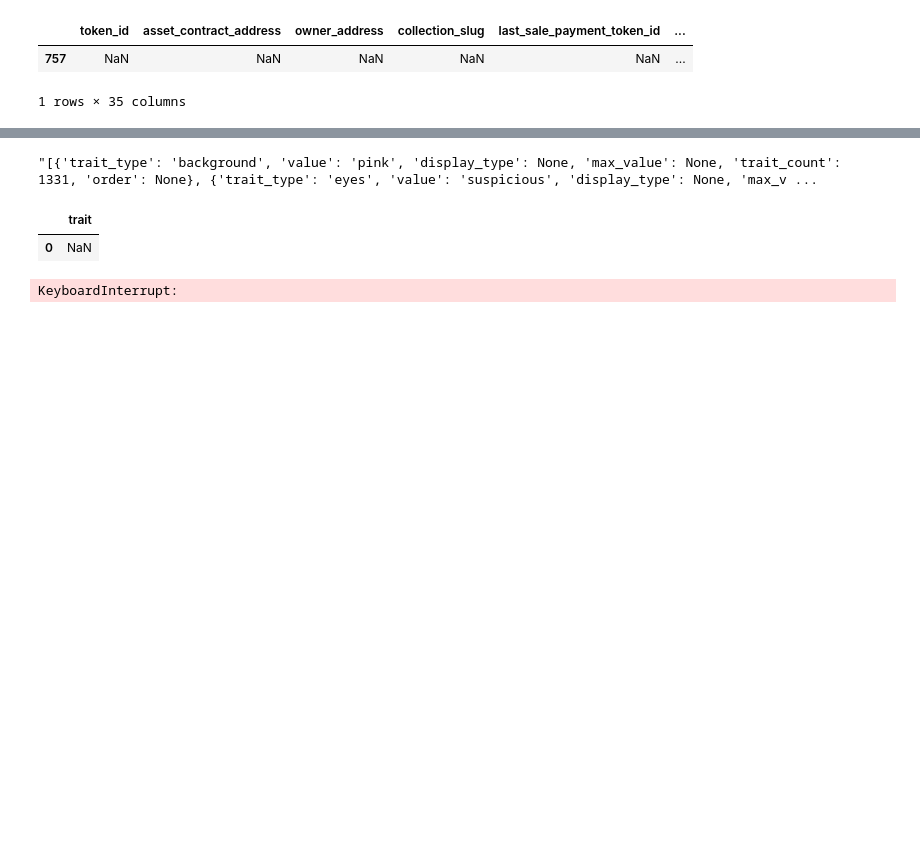
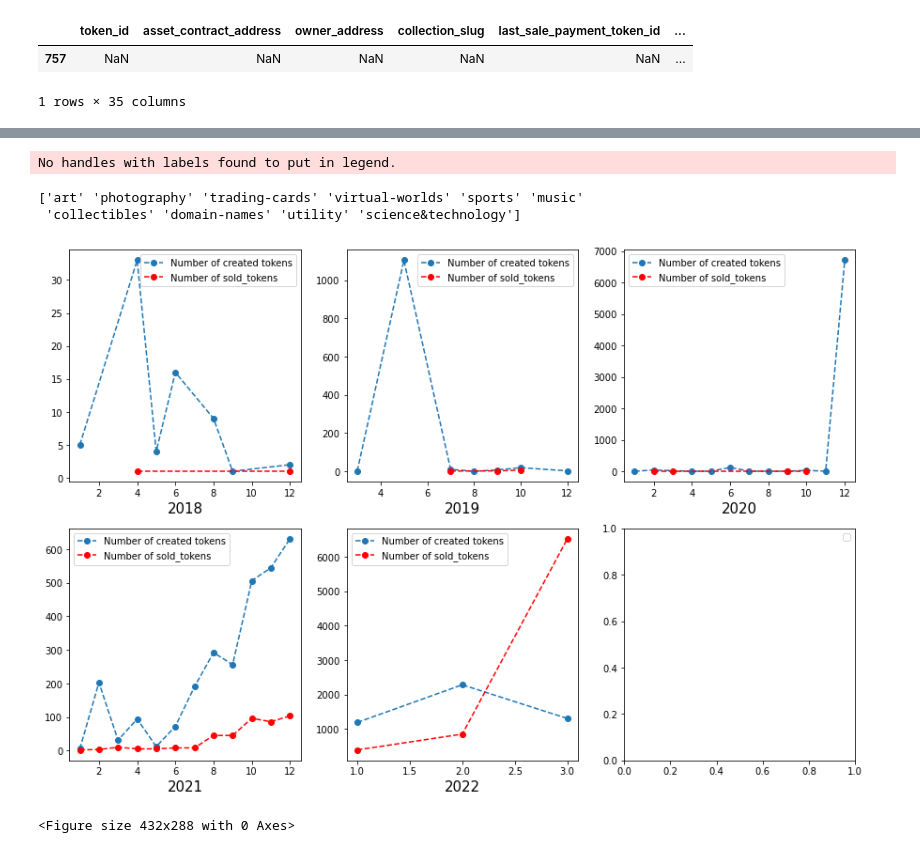
Before and after one commit to madhuban20/NFT_Competition_Madhavi, a Jupyter notebook: NFT_Assets.ipynb, the cells around one changed output, grey strips where cells are left out. Cells and saved outputs as stored; diff of their text form; code cells hidden in the pictures; blank space fills up the shorter version.

```diff
--- a/NFT_Assets.ipynb
+++ b/NFT_Assets.ipynb
@@ -598,11 +611,0 @@ plt.savefig('Number of NFTS sale each year.png')
-# %%
-year_l=[2018,2019,2020,2021,2022]
-fig,ax=  plt.subplots(nrows=2,ncols=3, sharex=False, sharey= False, figsize=(24,16))
-ax = ax.flatten()
-ind=[0,1,2,3,4,5]
-for y,i in  zip(year_l,ind) :
-    assets_df[(assets_df['year_sale'])==y].groupby(['Month_sale'])['num_sales'].count().plot(kind='line',figsize=(15,10),ax=ax[i],linestyle='--', marker='o',use_index=True,legend=False)
-    ax[i].set_xlabel(y, fontsize=15)
-
-plt.show()
-plt.savefig('Number of NFTS sale each year.png')
@@ -644,20 +611,0 @@ traits_df
-# %%
-myvar_list = traits_df['traits'].tolist()
-myvar_list[1]
-# %% [output]
-"[{'trait_type': 'background', 'value': 'pink', 'display_type': None, 'max_value': None, 'trait_count': 1331, 'order': None}, {'trait_type': 'eyes', 'value': 'suspicious', 'display_type': None, 'max_v ...
-# %%
-from collections import defaultdict
-import ast
-new_df=pd.DataFrame(columns=['trait'])
-i=0
-new_df
-  #new_df.loc[0]=ast.literal_eval(myvar_list[0])
-
-
-list1=ast.literal_eval(myvar_list[0])
-new_df.loc[0]=list1[0]
-new_df
-# %% [output]
-|  | trait |
-| 0 | NaN |
@@ -674,8 +612,24 @@ def build_df(list1,df):
-# %%
-df=pd.DataFrame()
-for item in myvar_list:
-    list1=ast.literal_eval(item)
-    build_df(list1,df)
-df.head(50)
-# %% [output]
-KeyboardInterrupt:
+# %%
+year_l=[2018,2019,2020,2021,2022]
+fig,ax=  plt.subplots(nrows=2,ncols=3, sharex=False, sharey= False, figsize=(24,16))
+ax = ax.flatten()
+ind=[0,1,2,3,4,5]
+L=plt.legend()
+ast_cat=assets_df['asset_category'].unique()
+for items in ast_cat:
+print(ast_cat)
+for y,i in  zip(year_l,ind) :
+    assets_df[(assets_df['year_created'])==y].groupby(['Month_created'])['asset_contract_owner'].count().plot(kind='line',figsize=(15,10),ax=ax[i],linestyle='--', marker='o',use_index=True,legend=True)
+    assets_df[(assets_df['year_sale'])==y].groupby(['Month_sale'])['last_sale_quantity'].count().plot(kind='line',figsize=(15,10),ax=ax[i],linestyle='--',color='red', marker='o',use_index=True,legend=True)
+
+    ax[i].set_xlabel(y, fontsize=1)
+    ax[i].set_xlabel(y, fontsize=15)
+    ax[i].legend(labels=['Number of created tokens','Number of sold_tokens'])
+plt.show()
+plt.savefig('Number of NFTS created each year.png')
+# %% [output]
+No handles with labels found to put in legend.
+['art' 'photography' 'trading-cards' 'virtual-worlds' 'sports' 'music'
+ 'collectibles' 'domain-names' 'utility' 'science&technology']
+[figure, new version]
+<Figure size 432x288 with 0 Axes>
```
Also changed, not shown: parts of 18 cells of this notebook, 7 other files.
